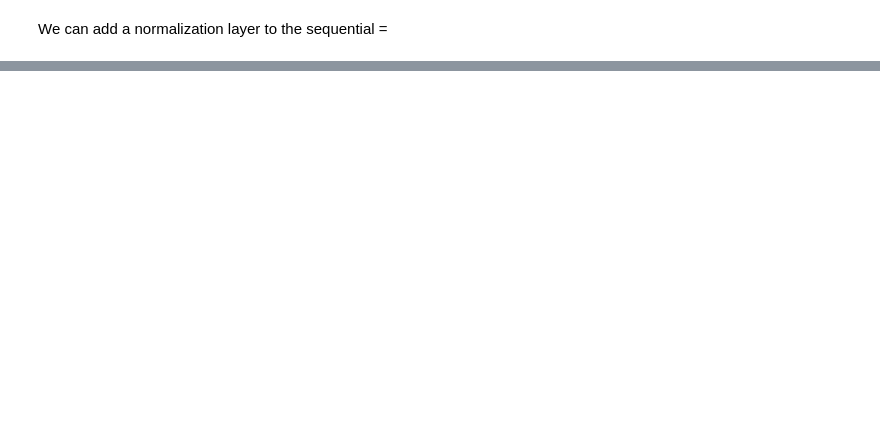
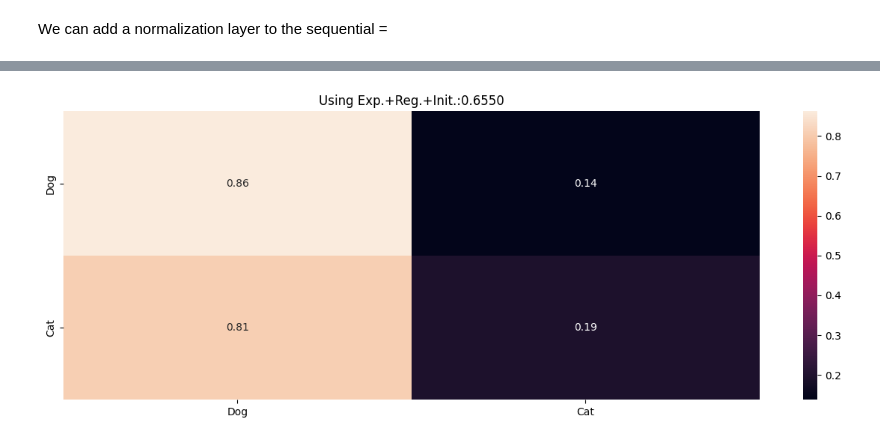
Before and after one commit to ElijahChesnut26/MLLab6, a Jupyter notebook: MLLab6.ipynb, the cells around one changed output, grey strips where cells are left out. Cells and saved outputs as stored; diff of their text form; code cells hidden in the pictures; blank space fills up the shorter version.

Commit message:
3 models

```diff
--- a/MLLab6.ipynb
+++ b/MLLab6.ipynb
@@ -70,5 +109,39 @@ from tensorflow.keras.layers import Dense, Dropout, Activation, Flatten
 from tensorflow.keras.layers import Conv2D, MaxPooling2D
 from tensorflow.keras.utils import plot_model
 
-cnn = Sequential(name='3x3_kernel')
-cnn.add( Conv2D(filters=16, kernel_size= (3,3), padding='same', input_shape=(128,128,3)))
+
+#start with alexnet convolutional phase
+# cnn = Sequential(name='3x3_kernel')
+# cnn.add( Conv2D(filters=16, kernel_size= (3,3), padding='same', input_shape=(32,32,3)))
+
+cnn = Sequential()
+cnn.add(Conv2D(filters=32,
+                input_shape = (32,32,3),
+                kernel_size=(3,3),
+                padding='same',
+                activation='relu')) # more compact syntax
+
+# no max pool before next conv layer!!
+cnn.add(Conv2D(filters=64,
+                kernel_size=(3,3),
+                padding='same',
+                activation='relu')) # more compact syntax
+cnn.add(MaxPooling2D(pool_size=(2, 2)))
+
+
+# add one layer on flattened output
+cnn.add(Dropout(0.25)) # add some dropout for regularization after conv layers
+cnn.add(Flatten())
+cnn.add(Dense(128, activation='relu'))
+cnn.add(Dropout(0.5)) # add some dropout for regularization, again!
+cnn.add(Dense(2, activation='softmax'))
+
+# Let's train the model
+cnn.compile(loss='categorical_crossentropy', # 'categorical_crossentropy' 'mean_squared_error'
+              optimizer='rmsprop', # 'adadelta' 'rmsprop'
+              metrics=['accuracy'])
+# %%
+cnn.fit(X_train, y_train, batch_size=32,
+                   epochs=5, verbose=1,
+                   validation_data=(X_test,y_test)
+                  )
@@ -74,0 +160,3 @@ cnn.add( Conv2D(filters=16, kernel_size= (3,3), padding='same', input_shape=(128
+# %%
+summarize_net(cnn, X_test, y_test, title_text='Using Exp.+Reg.+Init.:')
+# %% [output]
@@ -74,0 +164 @@ cnn.add( Conv2D(filters=16, kernel_size= (3,3), padding='same', input_shape=(128
+[figure, added]
```
Also changed, not shown: parts of 15 cells of this notebook.
